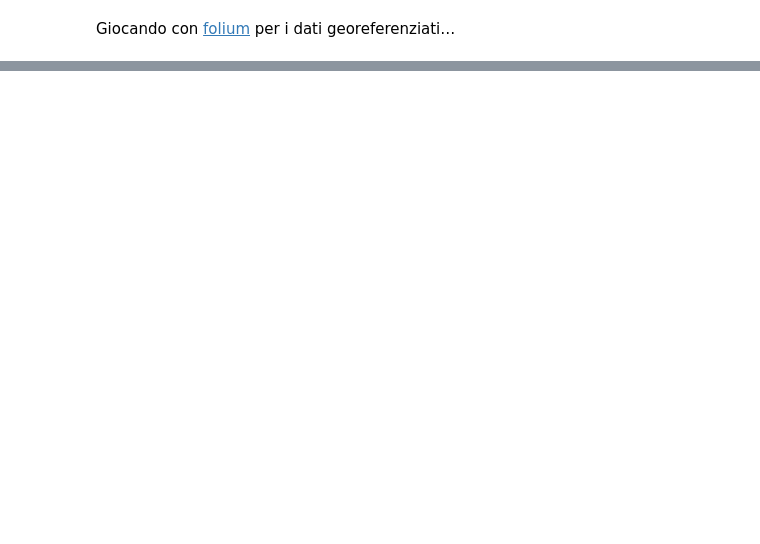
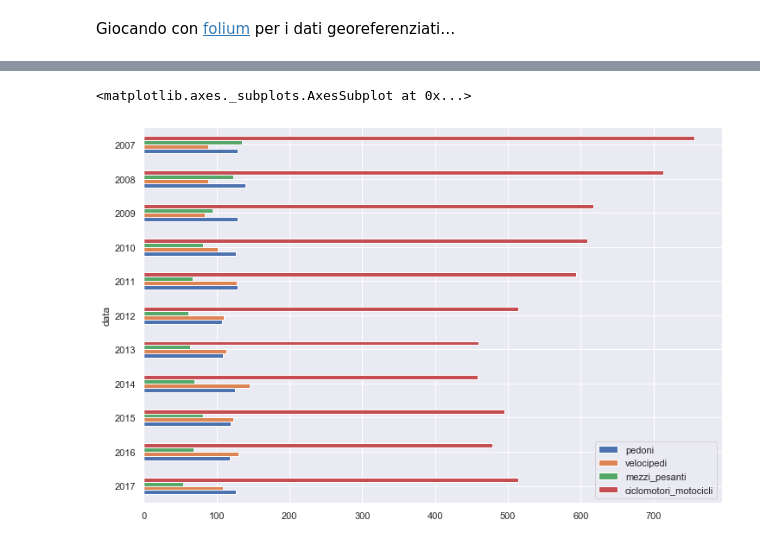
Before and after one commit to mapio/fp-pybg-2019, a Jupyter notebook: moduli/python/06-DataAnalysis.ipynb, the cells around one changed output, grey strips where cells are left out. Cells and saved outputs as stored; diff of their text form; code cells hidden in the pictures; blank space fills up the shorter version.

```diff
--- a/moduli/python/06-DataAnalysis.ipynb
+++ b/moduli/python/06-DataAnalysis.ipynb
@@ -207,0 +258,7 @@ base_map
+# %%
+# numero di incidenti per anno e tipo di veicolo
+
+incidenti.groupby(incidenti.data.dt.year)[['pedoni', 'velocipedi', 'mezzi_pesanti', 'ciclomotori_motocicli']].sum().astype(int).iloc[::-1,:].plot.barh()
+# %% [output]
+<matplotlib.axes._subplots.AxesSubplot at 0x...>
+[figure, added]
```
Also changed, not shown: parts of 17 cells of this notebook.
